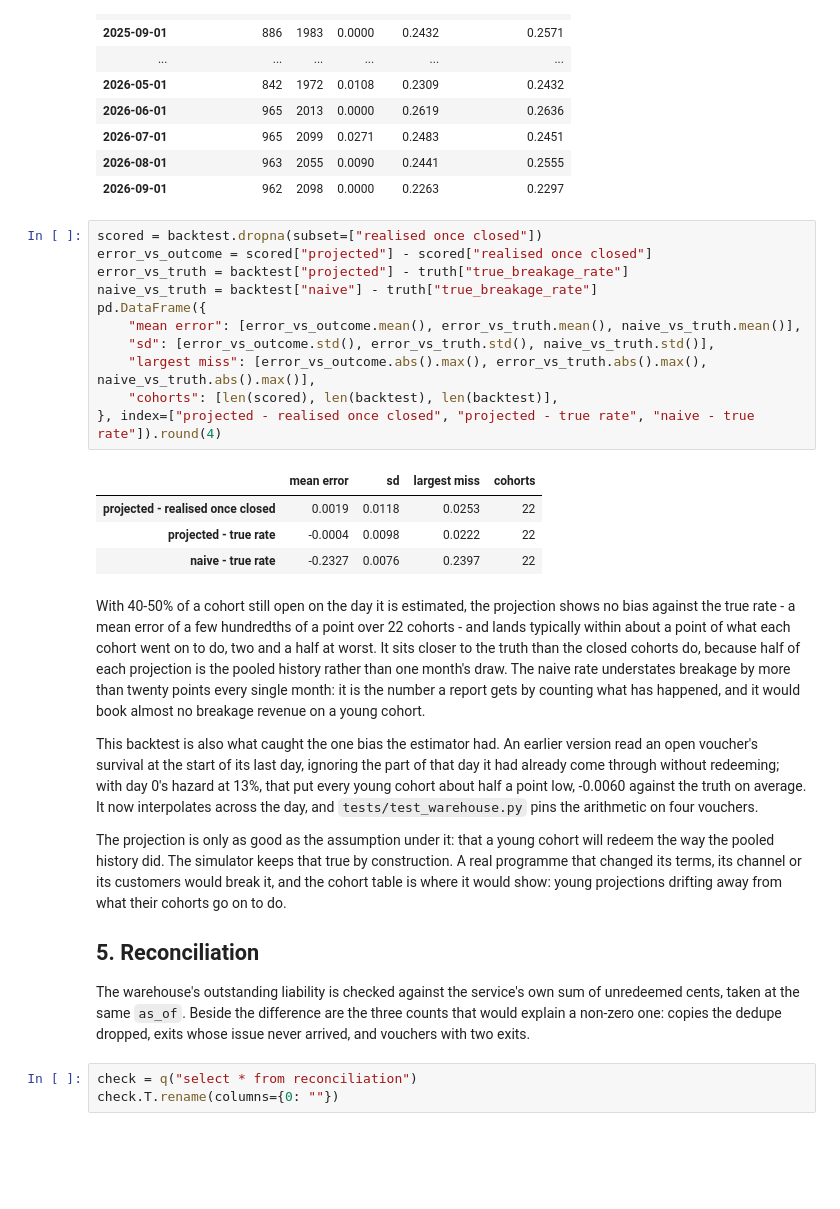
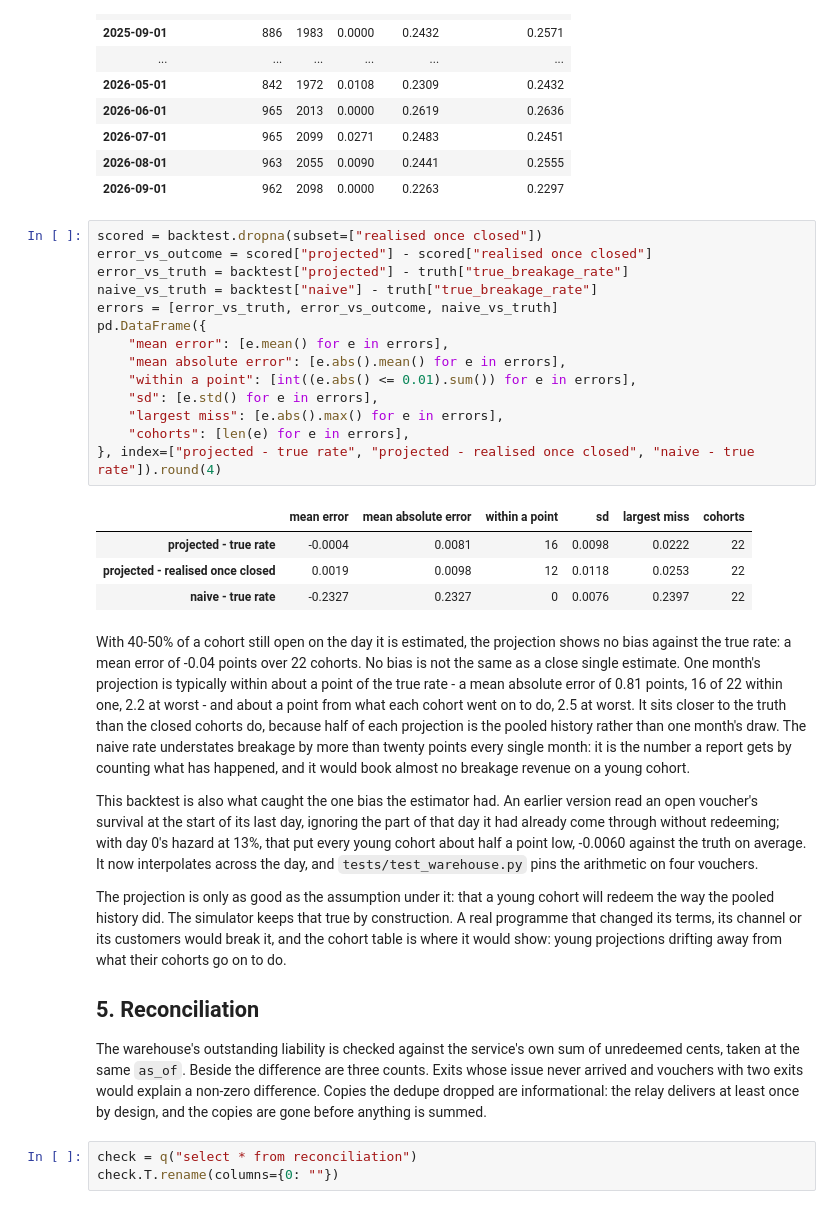
Before and after one commit to Makayacine/Finance, a Jupyter notebook: voucher-float-kinesis-redshift/voucher-float-walkthrough.ipynb, the cells around one changed output. Drawn from its saved outputs; the diff is of its cells as text; blank space fills up the shorter version.

```diff
--- a/voucher-float-kinesis-redshift/voucher-float-walkthrough.ipynb
+++ b/voucher-float-kinesis-redshift/voucher-float-walkthrough.ipynb
@@ -347,27 +374,32 @@ backtest.round(4)
 # %%
 scored = backtest.dropna(subset=["realised once closed"])
 error_vs_outcome = scored["projected"] - scored["realised once closed"]
 error_vs_truth = backtest["projected"] - truth["true_breakage_rate"]
 naive_vs_truth = backtest["naive"] - truth["true_breakage_rate"]
+errors = [error_vs_truth, error_vs_outcome, naive_vs_truth]
 pd.DataFrame({
-    "mean error": [error_vs_outcome.mean(), error_vs_truth.mean(), naive_vs_truth.mean()],
-    "sd": [error_vs_outcome.std(), error_vs_truth.std(), naive_vs_truth.std()],
-    "largest miss": [error_vs_outcome.abs().max(), error_vs_truth.abs().max(), naive_vs_truth.abs().max()],
-    "cohorts": [len(scored), len(backtest), len(backtest)],
-}, index=["projected - realised once closed", "projected - true rate", "naive - true rate"]).round(4)
+    "mean error": [e.mean() for e in errors],
+    "mean absolute error": [e.abs().mean() for e in errors],
+    "within a point": [int((e.abs() <= 0.01).sum()) for e in errors],
+    "sd": [e.std() for e in errors],
+    "largest miss": [e.abs().max() for e in errors],
+    "cohorts": [len(e) for e in errors],
+}, index=["projected - true rate", "projected - realised once closed", "naive - true rate"]).round(4)
 # %% [output]
-|  | mean error | sd | largest miss | cohorts |
-| projected - realised once closed | 0.0019 | 0.0118 | 0.0253 | 22 |
-| projected - true rate | -0.0004 | 0.0098 | 0.0222 | 22 |
-| naive - true rate | -0.2327 | 0.0076 | 0.2397 | 22 |
+|  | mean error | mean absolute error | within a point | sd | largest miss | cohorts |
+| projected - true rate | -0.0004 | 0.0081 | 16 | 0.0098 | 0.0222 | 22 |
+| projected - realised once closed | 0.0019 | 0.0098 | 12 | 0.0118 | 0.0253 | 22 |
+| naive - true rate | -0.2327 | 0.2327 | 0 | 0.0076 | 0.2397 | 22 |
 # %% [markdown]
 With 40-50% of a cohort still open on the day it is estimated, the projection shows no bias
-against the true rate - a mean error of a few hundredths of a point over 22 cohorts - and lands
-typically within about a point of what each cohort went on to do, two and a half at worst. It sits closer to the truth than the
-closed cohorts do, because half of each projection is the pooled history rather than one
-month's draw. The naive rate understates breakage by more than twenty points every single
-month: it is the number a report gets by counting what has happened, and it would book almost
-no breakage revenue on a young cohort.
+against the true rate: a mean error of -0.04 points over 22 cohorts. No bias is not the same as
+a close single estimate. One month's projection is typically within about a point of the true
+rate - a mean absolute error of 0.81 points, 16 of 22 within one, 2.2 at worst - and about a
+point from what each cohort went on to do, 2.5 at worst. It sits closer to the truth than the
+closed cohorts do, because half of each projection is the pooled history rather than one month's
+draw. The naive rate understates breakage by more than twenty points every single month: it is
+the number a report gets by counting what has happened, and it would book almost no breakage
+revenue on a young cohort.
 
 This backtest is also what caught the one bias the estimator had. An earlier version read an
 open voucher's survival at the start of its last day, ignoring the part of that day it had
@@ -383,9 +415,10 @@ would show: young projections drifting away from what their cohorts go on to do.
 ## 5. Reconciliation
 
 The warehouse's outstanding liability is checked against the service's own sum of unredeemed
-cents, taken at the same `as_of`. Beside the difference are the three counts that would explain a
-non-zero one: copies the dedupe dropped, exits whose issue never arrived, and vouchers with two
-exits.
+cents, taken at the same `as_of`. Beside the difference are three counts. Exits whose issue never
+arrived and vouchers with two exits would explain a non-zero difference. Copies the dedupe
+dropped are informational: the relay delivers at least once by design, and the copies are gone
+before anything is summed.
 # %%
 check = q("select * from reconciliation")
 check.T.rename(columns={0: ""})
```
Also changed, not shown: parts of 4 cells of this notebook, 3 other files.
